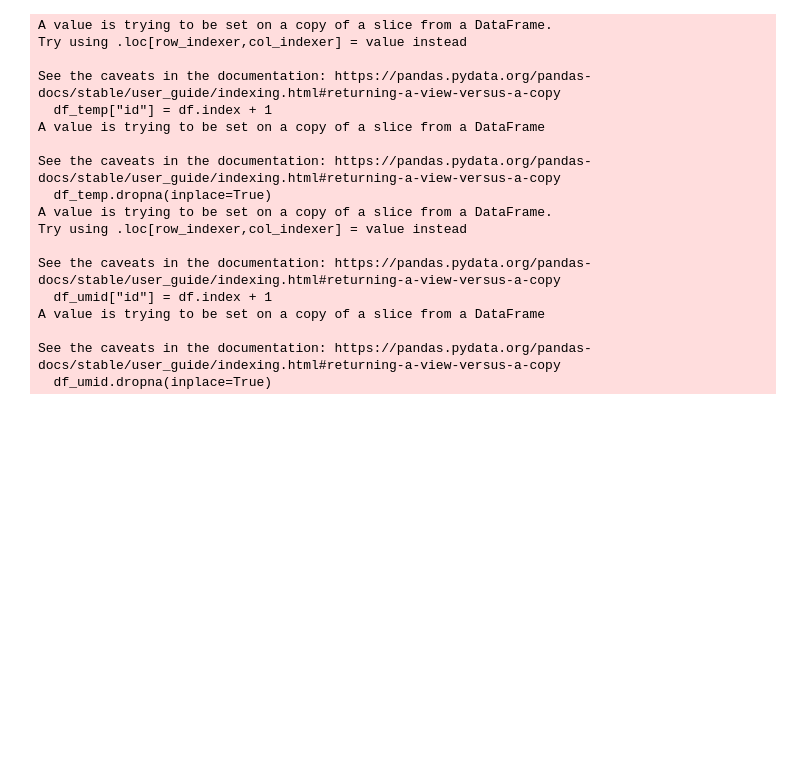
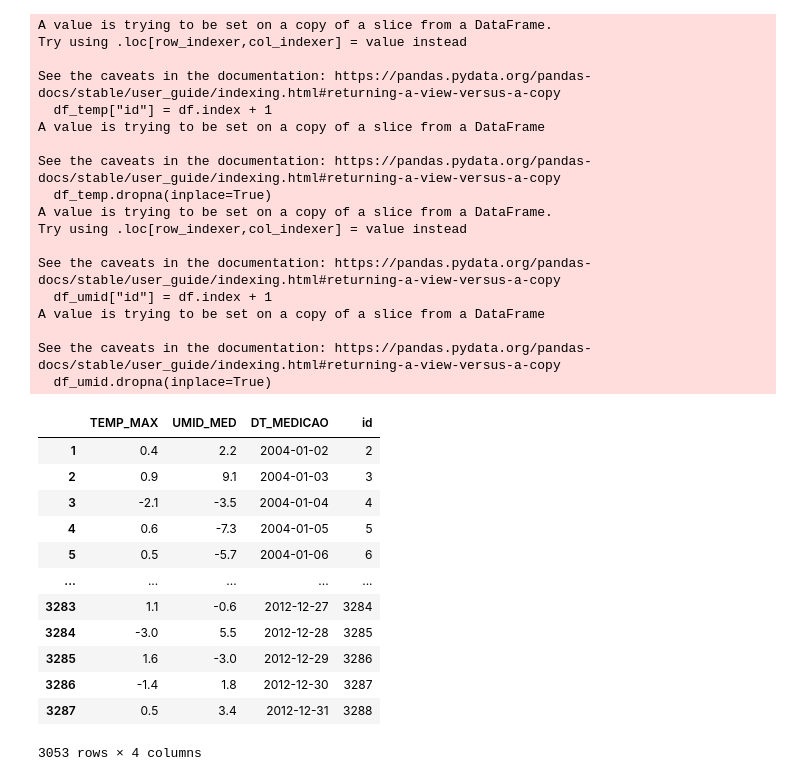
Before and after one commit to AndersonRodr/algorithms-detect-anomalies, a Jupyter notebook: TDA_Detecting anomaliesData.ipynb, the cells around one changed output. Cells and saved outputs as stored; diff of their text form; code cells hidden in the pictures; blank space fills up the shorter version.

```diff
--- a/TDA_Detecting anomaliesData.ipynb
+++ b/TDA_Detecting anomaliesData.ipynb
@@ -301,3 +301,19 @@ df_normal_values = converterColunasToFloat(df_normal_values, "TEMP_MAX")
 df_normal_values = converterColunasToFloat(df_normal_values, "UMID_MED")
 
 #df_normal_values['TEMP_MAX'] = df_normal_values['TEMP_MAX'].abs()
+# %%
+df_normal_values
+# %% [output]
+|  | TEMP_MAX | UMID_MED | DT_MEDICAO | id |
+| 1 | 0.4 | 2.2 | 2004-01-02 | 2 |
+| 2 | 0.9 | 9.1 | 2004-01-03 | 3 |
+| 3 | -2.1 | -3.5 | 2004-01-04 | 4 |
+| 4 | 0.6 | -7.3 | 2004-01-05 | 5 |
+| 5 | 0.5 | -5.7 | 2004-01-06 | 6 |
+| ... | ... | ... | ... | ... |
+| 3283 | 1.1 | -0.6 | 2012-12-27 | 3284 |
+| 3284 | -3.0 | 5.5 | 2012-12-28 | 3285 |
+| 3285 | 1.6 | -3.0 | 2012-12-29 | 3286 |
+| 3286 | -1.4 | 1.8 | 2012-12-30 | 3287 |
+| 3287 | 0.5 | 3.4 | 2012-12-31 | 3288 |
+3053 rows × 4 columns
```
Also changed, not shown: parts of 28 cells of this notebook.
